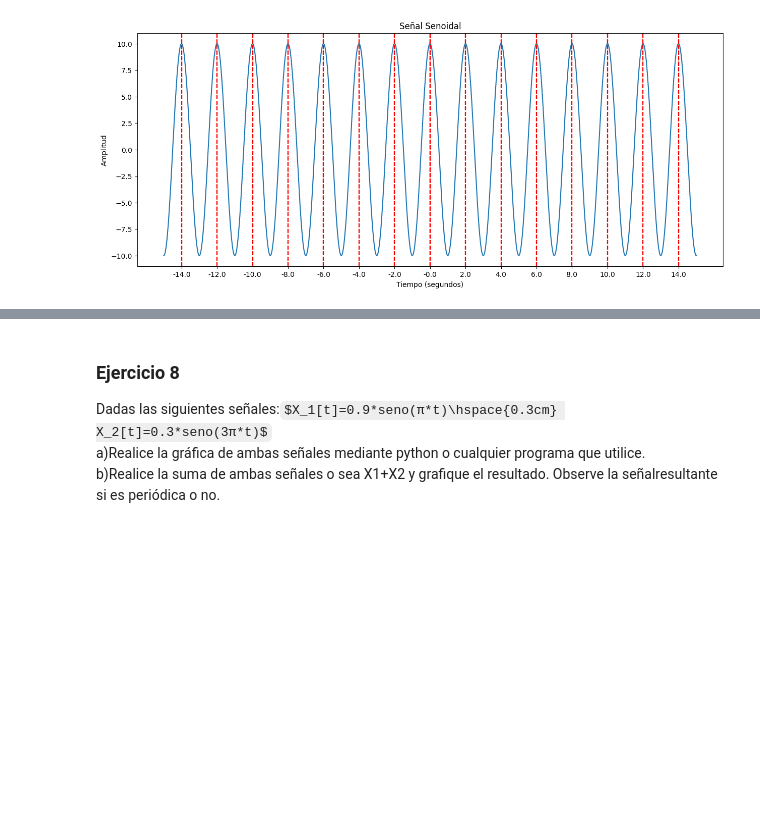
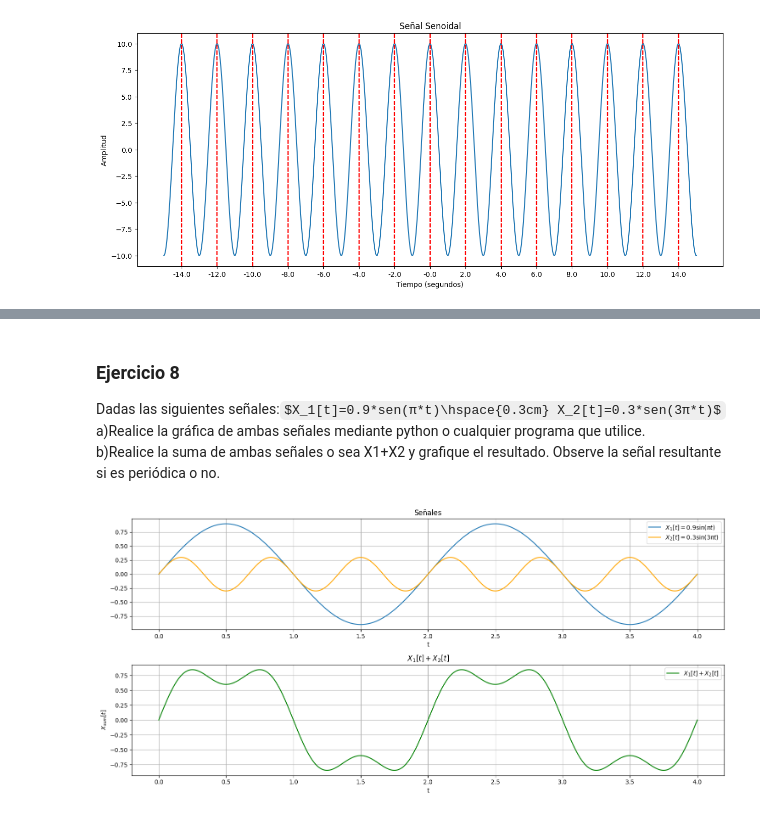
Before and after one commit to Rodolfox22/Procesamiento-de-se-ales, a Jupyter notebook: TP2/tp2_Pablo Correa.ipynb, the cells around one changed output, grey strips where cells are left out. Cells and saved outputs as stored; diff of their text form; code cells hidden in the pictures; some formulas as TeX source; blank space fills up the shorter version.

Commit message:
fin unidad señales

```diff
--- a/TP2/tp2_Pablo Correa.ipynb
+++ b/TP2/tp2_Pablo Correa.ipynb
@@ -1112,6 +1146,48 @@ $\hspace{5cm}  W_0=\pi $
 </p>
 # %% [markdown]
 ### Ejercicio 8
-Dadas las siguientes señales:$X_1[t]=0.9*seno(π*t)\hspace{0.3cm} X_2[t]=0.3*seno(3π*t)$<br>
+
+Dadas las siguientes señales:$X_1[t]=0.9*sen(π*t)\hspace{0.3cm} X_2[t]=0.3*sen(3π*t)$<br>
 a)Realice la gráfica de ambas señales mediante python o cualquier programa que utilice.<br>
-b)Realice la suma de ambas señales o sea X1+X2 y grafique el resultado. Observe la señalresultante si es periódica o no.
+b)Realice la suma de ambas señales o sea X1+X2 y grafique el resultado. Observe la señal resultante si es periódica o no.
+# %%
+# Definimos el rango de tiempo
+t = np.linspace(0, 4, 1000)
+
+# Definimos las señales
+X_1 = 0.9 * np.sin(np.pi * t)
+X_2 = 0.3 * np.sin(3 * np.pi * t)
+
+# Sumamos las señales
+X_sum = X_1 + X_2
+
+# Graficamos las señales
+plt.figure(figsize=(15, 7))
+
+# Gráfico de X_1[t]
+plt.subplot(2, 1, 1)
+plt.plot(t, X_1, label='$X_1[t] = 0.9 \sin(\pi t)$')
+plt.title('Señales')
+plt.xlabel('t')
+plt.grid(True)
+plt.legend()
+
+# Gráfico de X_2[t]
+plt.subplot(2, 1, 1)
+plt.plot(t, X_2, label='$X_2[t] = 0.3 \sin(3\pi t)$', color='orange')
+plt.legend()
+
+# Gráfico de la suma X_1[t] + X_2[t]
+plt.subplot(2, 1, 2)
+plt.plot(t, X_sum, label='$X_1[t] + X_2[t]$', color='green')
+plt.title('$X_1[t] + X_2[t]$')
+plt.xlabel('t')
+plt.ylabel('$X_{sum}[t]$')
+plt.grid(True)
+plt.legend()
+
+# Mostramos las gráficas
+plt.tight_layout()
+plt.show()
+# %% [output]
+[figure, added]
```
Also changed, not shown: parts of 28 cells of this notebook, 9 other files.
